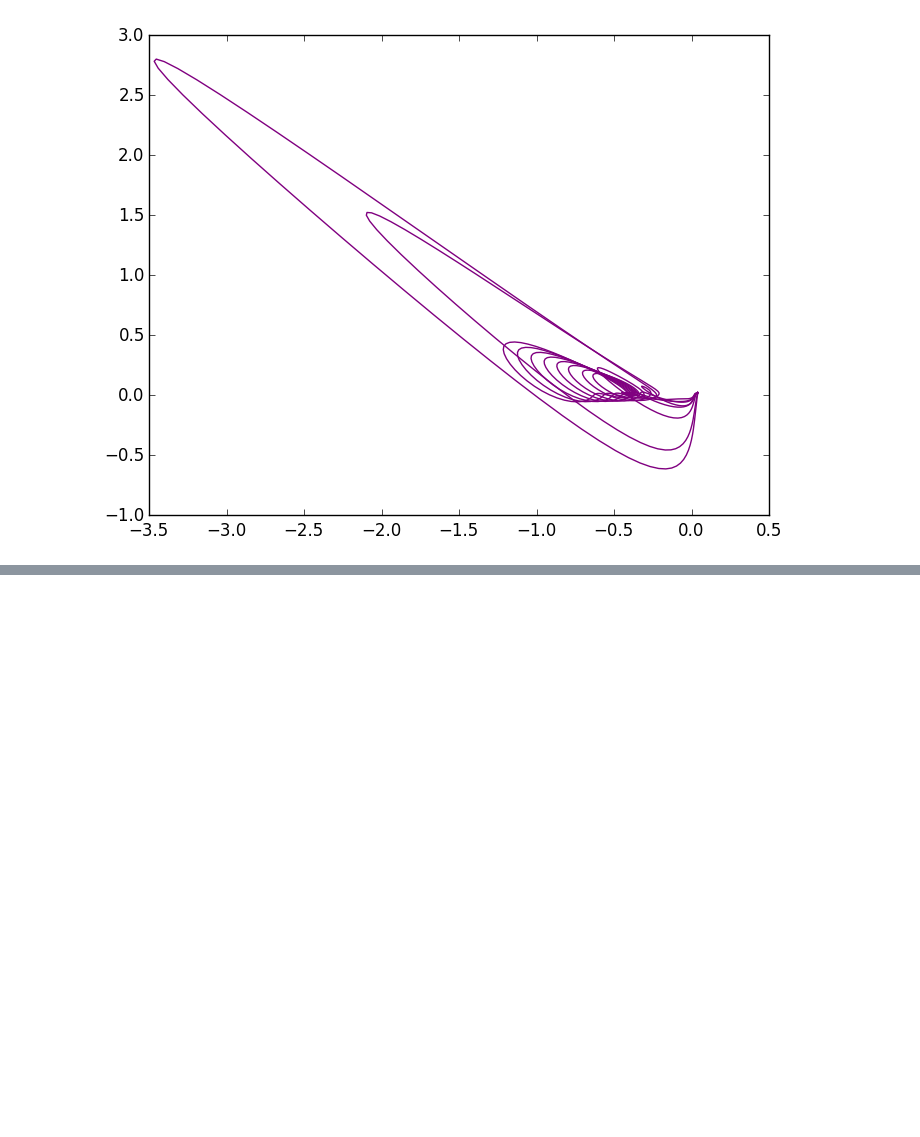
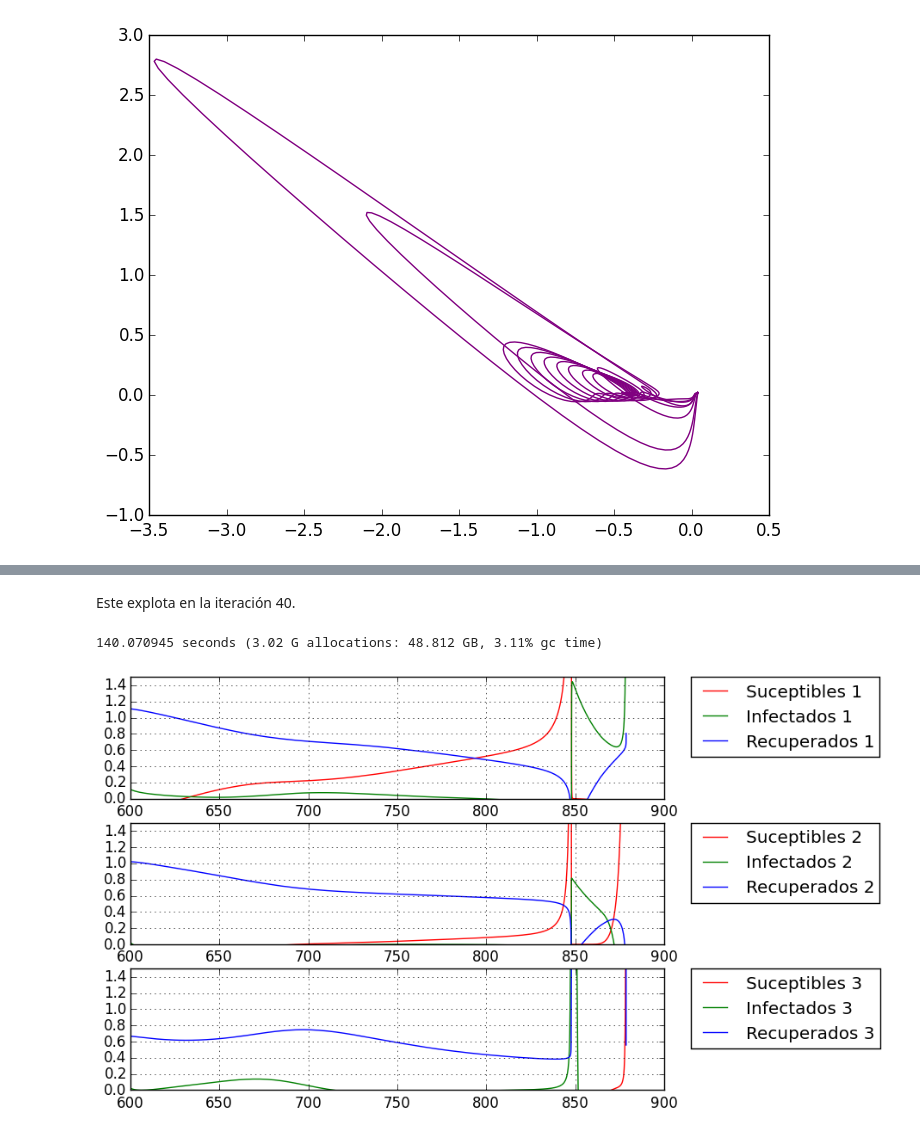
Before and after one commit to lbenet/2016-2_TSFisicaComputacional, a Jupyter notebook: tareas/yvestruz/Kermack_McKendrick_presentación.ipynb, the cells around one changed output, grey strips where cells are left out. Saved outputs shown, nothing was run; the diff lists cells and outputs as text; code cells hidden in the pictures; blank space fills up the shorter version.

```diff
--- a/tareas/yvestruz/Kermack_McKendrick_presentación.ipynb
+++ b/tareas/yvestruz/Kermack_McKendrick_presentación.ipynb
@@ -621,0 +672,19 @@ end
+# %% [markdown]
+Este explota en la iteración 40.
+# %%
+@time t3_expl,s3_expl,i3_expl,r3_expl = k_3_reincidencia(N1, N2, N3, I_pert_1, I_pert_2,
+I_pert_3, R_pert_1, R_pert_2, R_pert_3,tiempo_inicial, tiempo_final,
+    gamma_crit, beta_crit, phi_crit);
+
+for k = 1:3
+    subplot(3,1,k)
+    plot(t3_expl, s3_expl[k], color = "red", label = "Suceptibles $k")
+    plot(t3_expl, i3_expl[k], color = "green", label = "Infectados $k")
+    plot(t3_expl, r3_expl[k], color = "blue", label = "Recuperados $k")
+    axis([600.,900., 0, 1.5])
+    legend(bbox_to_anchor=(1.05, 1), loc=2, borderaxespad=0.)
+    grid()
+end
+# %% [output]
+140.070945 seconds (3.02 G allocations: 48.812 GB, 3.11% gc time)
+[figure, added]
```
Also changed, not shown: parts of 6 cells of this notebook.
